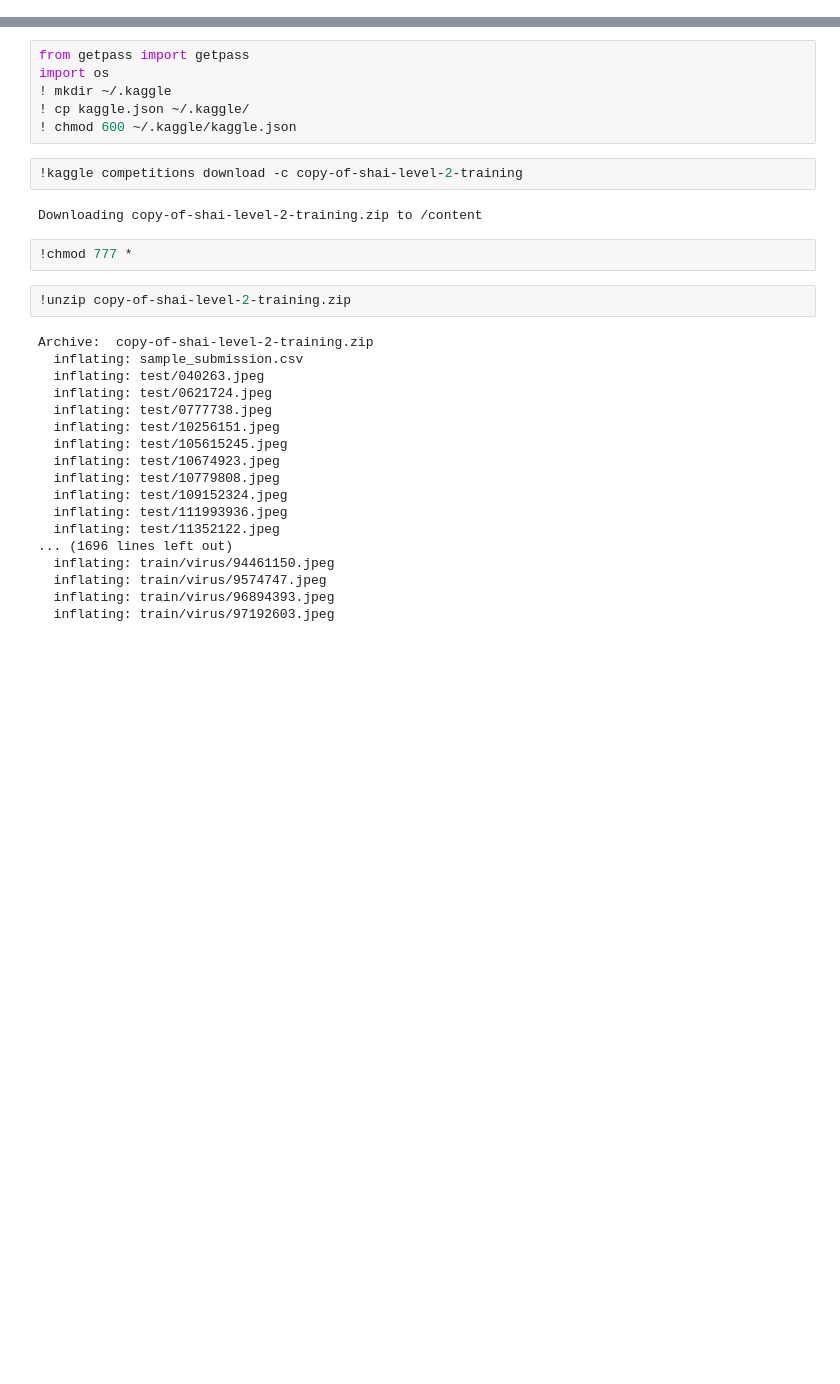
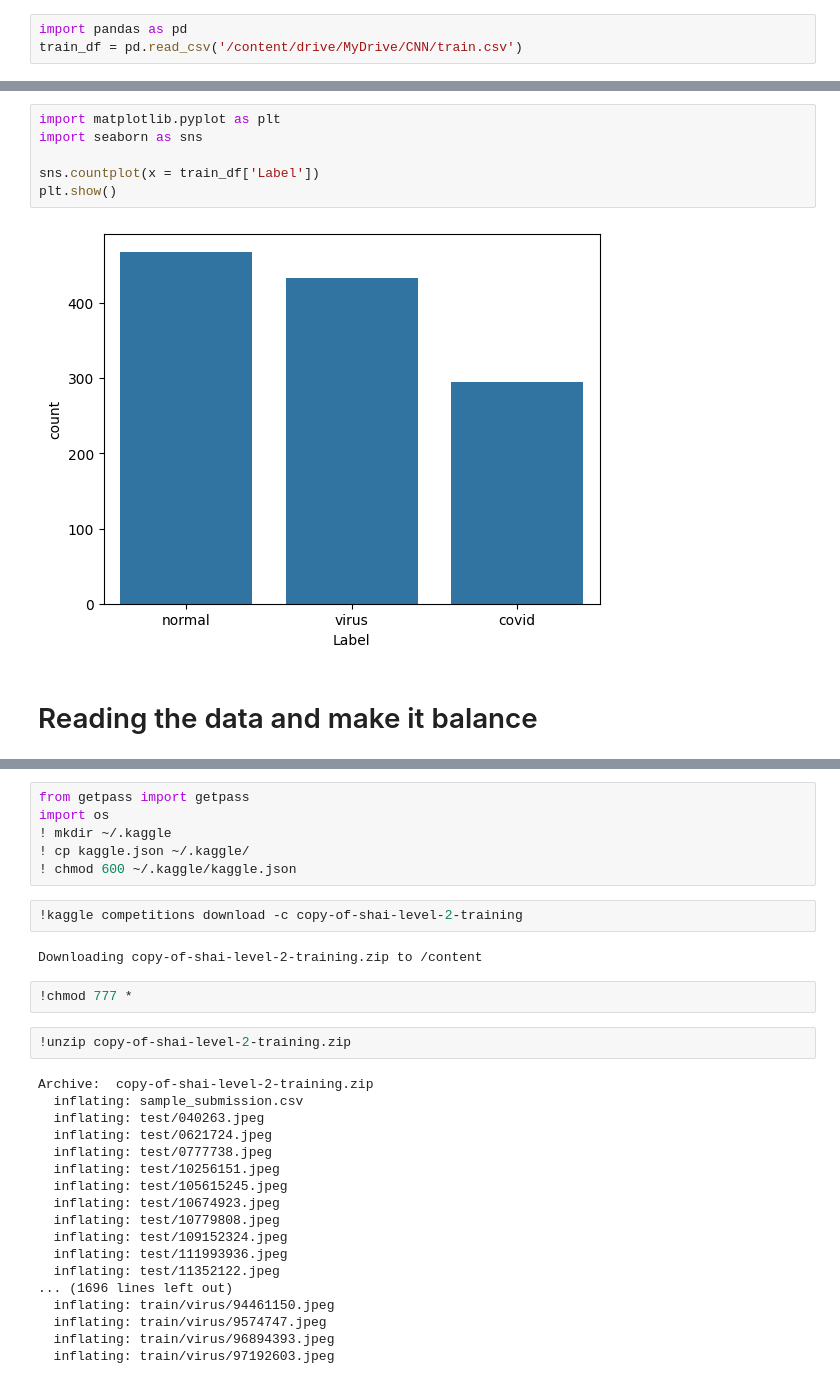
Before and after one commit to Mkaljermy/CNN-Covid19-Classification, a Jupyter notebook: CNN_Covid19_Classification.ipynb, the cells around one changed output, grey strips where cells are left out. Saved outputs shown, nothing was run; the diff lists cells and outputs as text; blank space fills up the shorter version.

```diff
--- a/CNN_Covid19_Classification.ipynb
+++ b/CNN_Covid19_Classification.ipynb
@@ -2,0 +8,3 @@
+# %%
+import pandas as pd
+train_df = pd.read_csv('/content/drive/MyDrive/CNN/train.csv')
@@ -2,0 +39,10 @@
+# %%
+import matplotlib.pyplot as plt
+import seaborn as sns
+
+sns.countplot(x = train_df['Label'])
+plt.show()
+# %% [output]
+[figure, added]
+# %% [markdown]
+# Reading the data and make it balance
```
Also changed, not shown: parts of 110 cells of this notebook.
